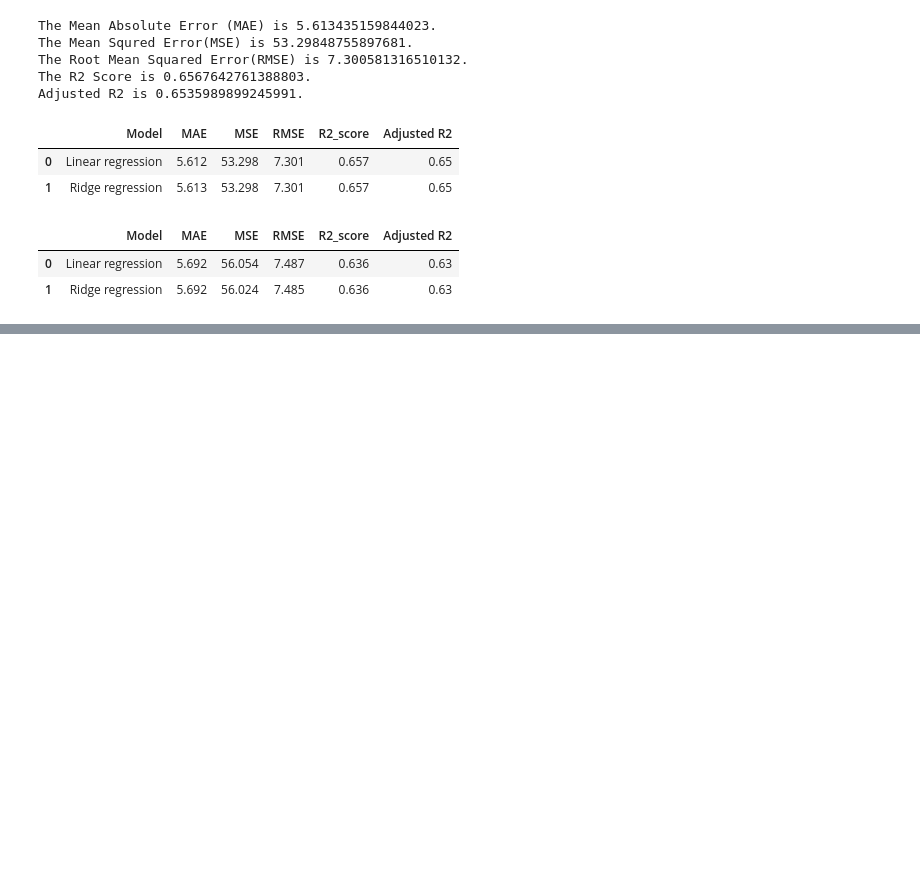
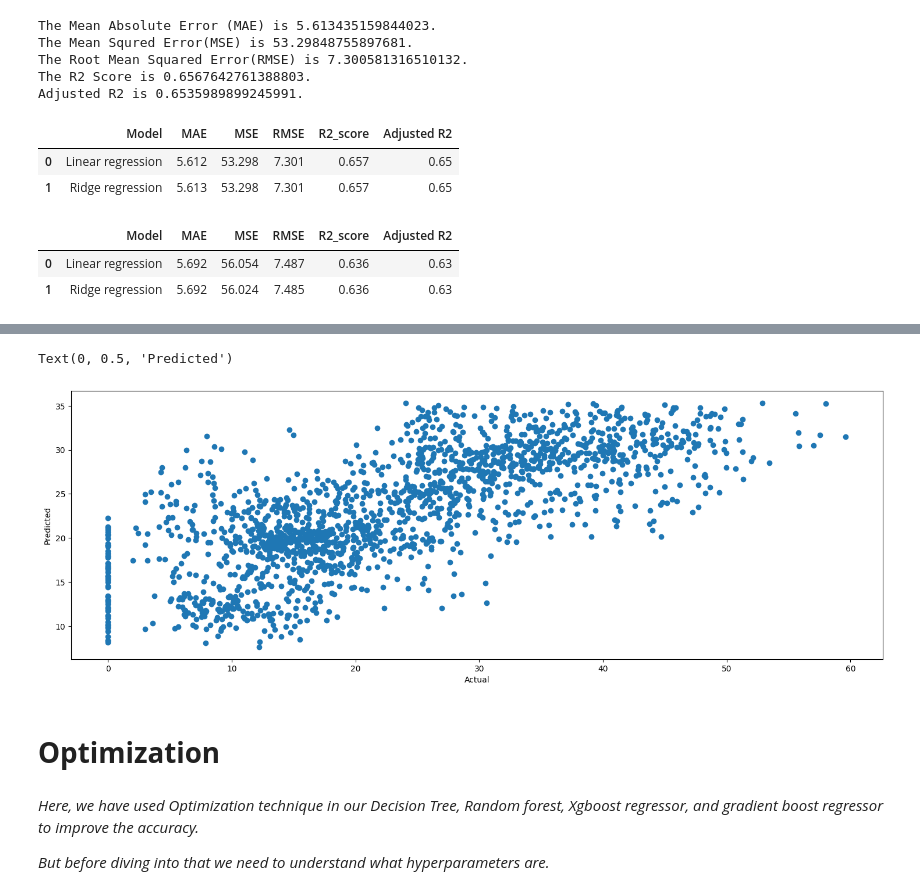
Before and after one commit to satendra-p/Bike_Sharing_Demand_Prediction_using_ML_Reggression, a Jupyter notebook: Bike_Sharing_Demand_Prediction_using_ML_Reggression.ipynb, the cells around one changed output, grey strips where cells are left out. Saved outputs shown, nothing was run; the diff lists cells and outputs as text; code cells hidden in the pictures; blank space fills up the shorter version.

```diff
--- a/Bike_Sharing_Demand_Prediction_using_ML_Reggression.ipynb
+++ b/Bike_Sharing_Demand_Prediction_using_ML_Reggression.ipynb
@@ -860,0 +1104,16 @@ Text(0, 0.5, 'Predicted')
+# %%
+# Plotting the actual vs predicted scatter graph.
+
+plt.figure(figsize=(18,6))
+plt.scatter((y_test), (y_pred_test_en))
+plt.xlabel('Actual')
+plt.ylabel('Predicted')
+# %% [output]
+Text(0, 0.5, 'Predicted')
+[figure, added]
+# %% [markdown]
+# **Optimization**
+# %% [markdown]
+*Here, we have used Optimization technique in our Decision Tree, Random forest, Xgboost regressor, and gradient boost regressor to improve the accuracy.*
+
+*But before diving into that we need to understand what hyperparameters are.*
```
Also changed, not shown: parts of 69 cells of this notebook.
